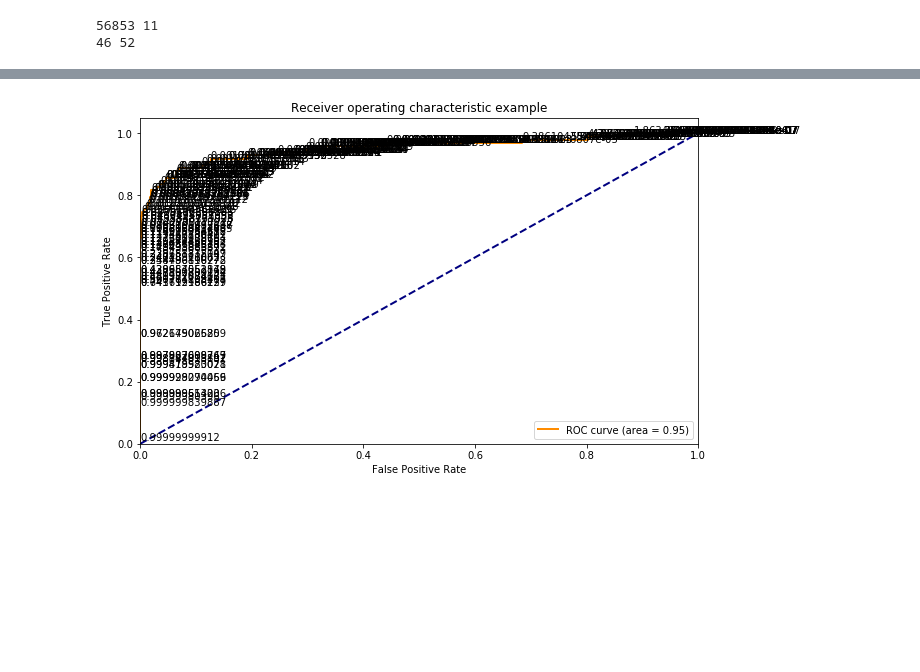
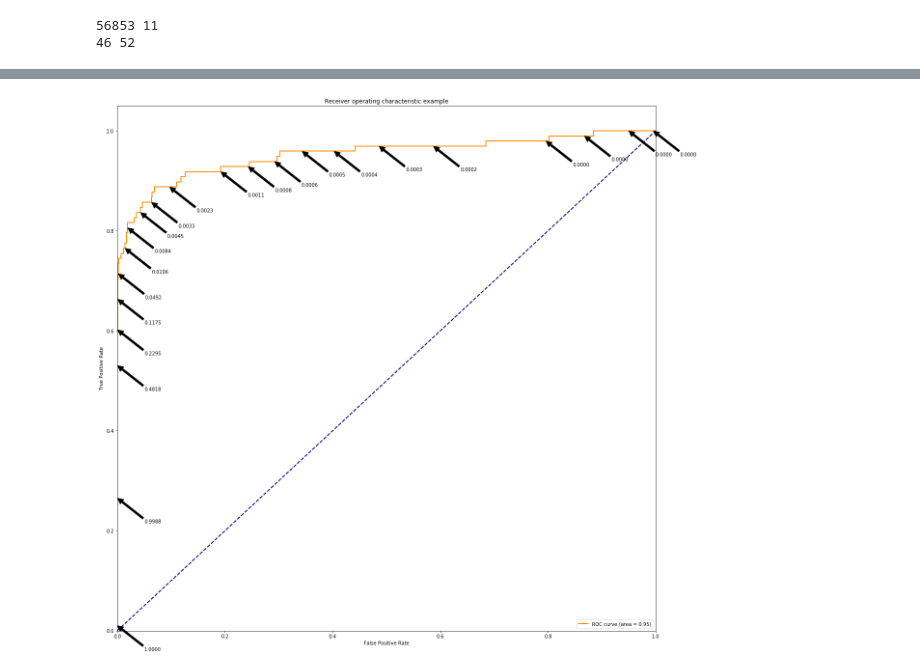
Before and after one commit to eistre91/thinkful-projects, a Jupyter notebook: Credit Card Fraud.ipynb, the cells around one changed output, grey strips where cells are left out. Drawn from its saved outputs; the diff is of its cells as text; code cells hidden in the pictures; blank space fills up the shorter version.

```diff
--- a/Credit Card Fraud.ipynb
+++ b/Credit Card Fraud.ipynb
@@ -9,7 +9,7 @@ from sklearn.model_selection import cross_val_score
 from sklearn.metrics import confusion_matrix
 from sklearn.metrics import roc_curve, auc
 # %%
-cc = pd.read_csv("creditcard.csv")
+cc = pd.read_csv("creditcardfraud.zip")
 # %%
 cc.info()
 # %% [output]
@@ -142,23 +142,24 @@ array([  9.99999999e-01,   9.99999840e-01,   9.99999804e-01,
 # %%
-fig = plt.figure(figsize=(10,6))
+fig = plt.figure(figsize=(20,20))
 lw = 2
 plt.plot(fpr[1], tpr[1], color='darkorange',
          lw=lw, label='ROC curve (area = %0.2f)' % roc_auc[1])
 plt.plot([0, 1], [0, 1], color='navy', lw=lw, linestyle='--')
 plt.xlim([0.0, 1.0])
 plt.ylim([0.0, 1.05])
 plt.xlabel('False Positive Rate')
 plt.ylabel('True Positive Rate')
 plt.title('Receiver operating characteristic example')
 plt.legend(loc="lower right")
 
 ax = fig.add_subplot(111)
 timing = 0
 for x, y, thres in triples:
     if timing % 10 == 0:
-        ax.annotate(thres, xy=(x, y))
+        ax.annotate("{:.{}f}".format(thres, 4), xy=(x, y), xytext=(x+.05, y+-.05),
+                   arrowprops=dict(facecolor='black', shrink=0.005))
     timing += 1
 
 plt.show()
 # %% [output]
-[figure, old version]
+[figure, new version]
```
Also changed, not shown: parts of 6 cells of this notebook, 3 other files.
